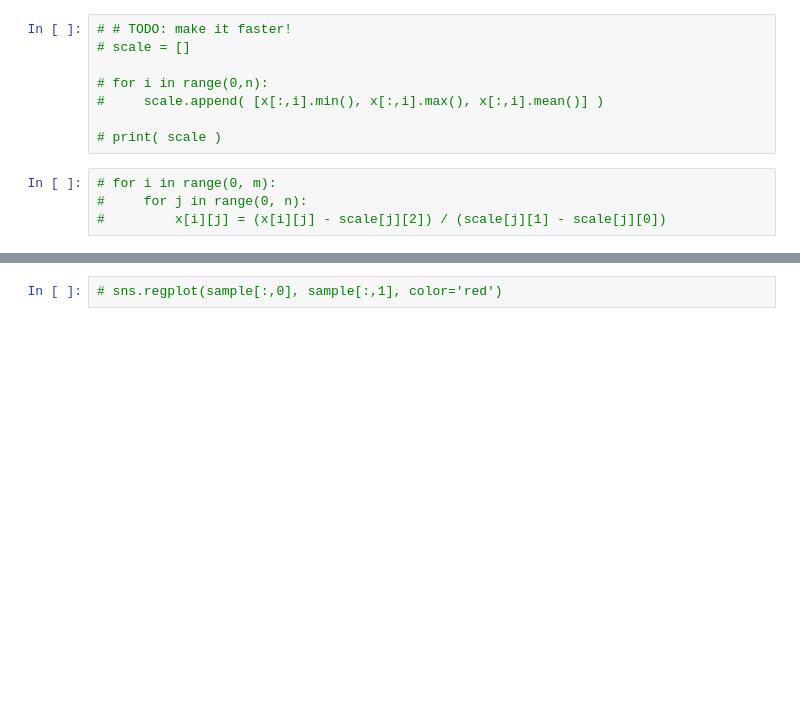
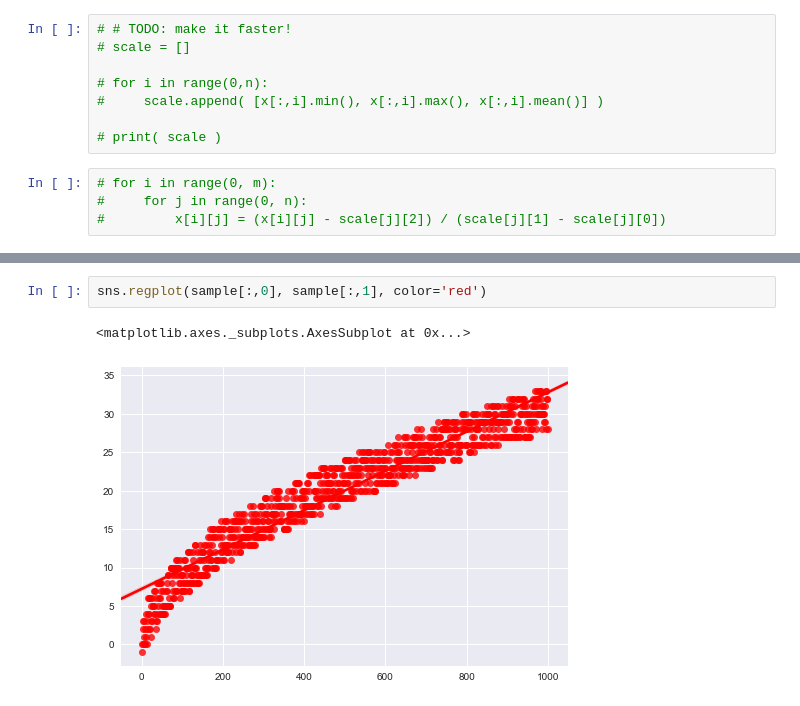
Before and after one commit to 5l1v3r1/Machine-Learning-7, a Jupyter notebook: sample regression/sample test.ipynb, the cells around one changed output, grey strips where cells are left out. Cells and saved outputs as stored; diff of their text form; blank space fills up the shorter version.

```diff
--- a/sample regression/sample test.ipynb
+++ b/sample regression/sample test.ipynb
@@ -89,2 +93,5 @@ theta: [[  0.00000000e+00   0.00000000e+00]
 # %%
-# sns.regplot(sample[:,0], sample[:,1], color='red')
+sns.regplot(sample[:,0], sample[:,1], color='red')
+# %% [output]
+<matplotlib.axes._subplots.AxesSubplot at 0x...>
+[figure, added]
```
Also changed, not shown: parts of 4 cells of this notebook, 1 other file.
